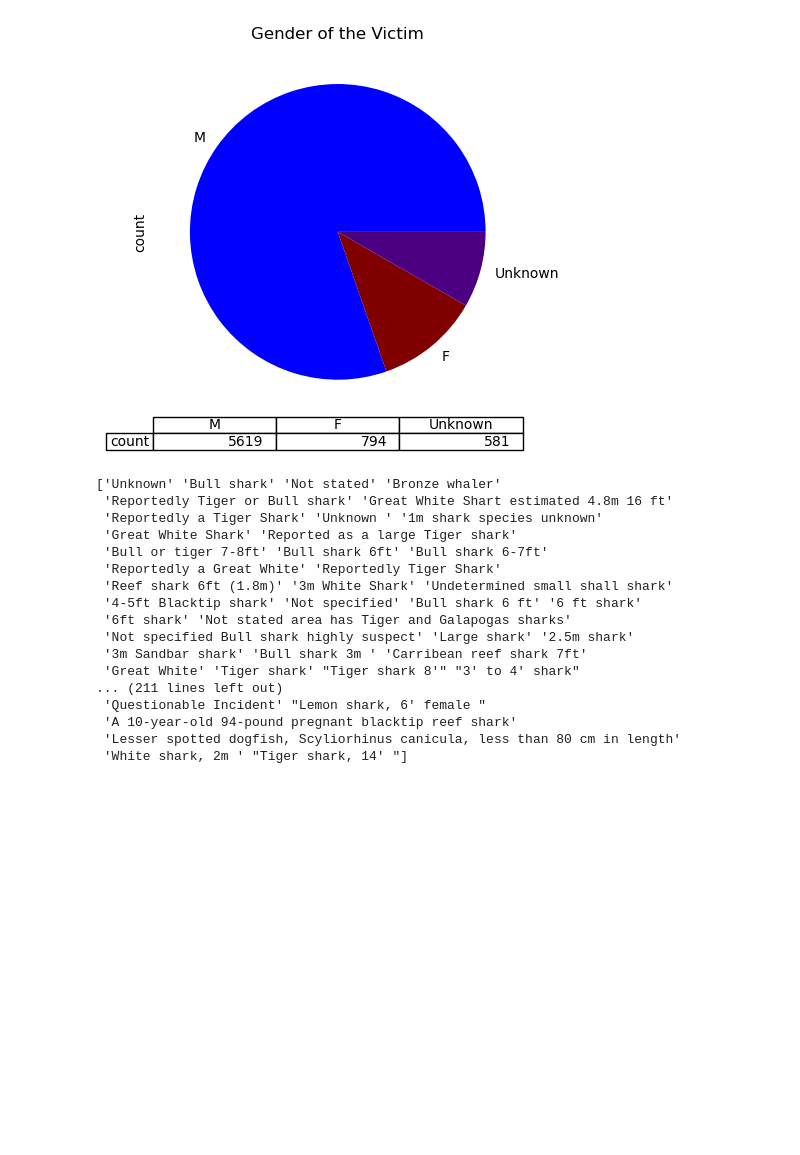
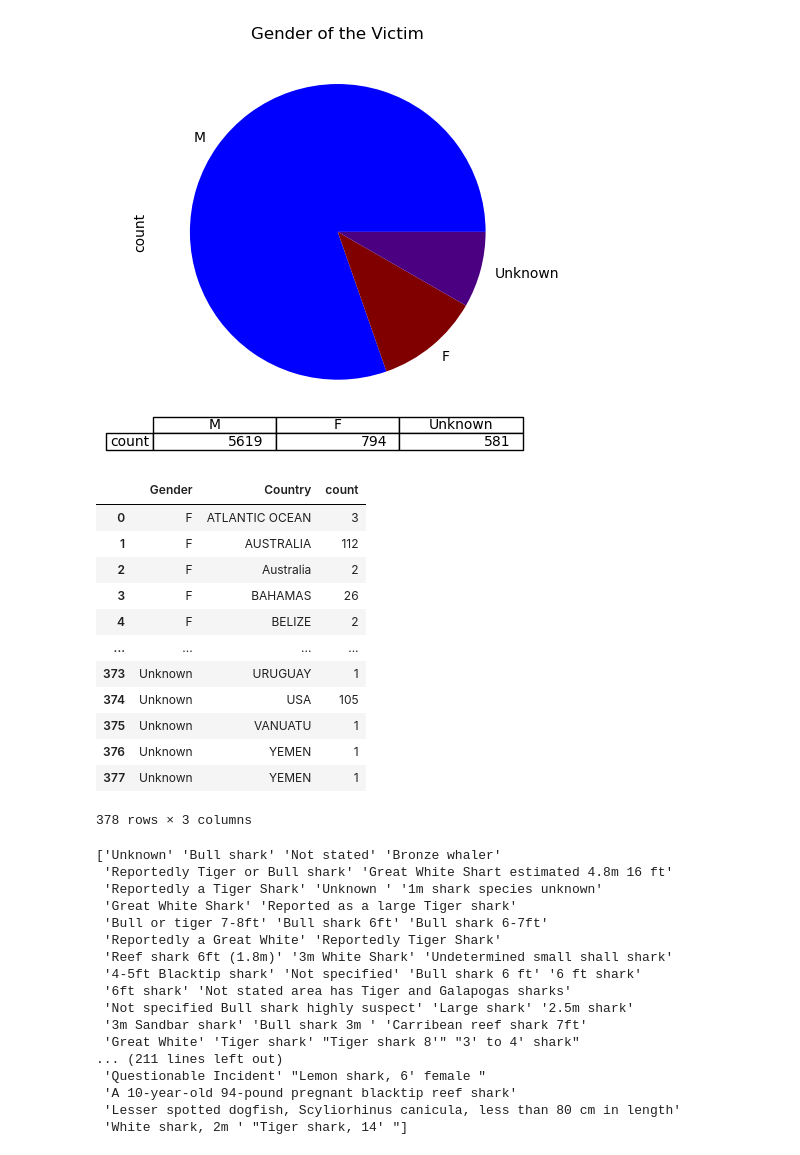
Before and after one commit to SheryllD/shark_attacks_project, a Jupyter notebook: Shark_Tale_Main.ipynb, the cells around one changed output. Drawn from its saved outputs; the diff is of its cells as text; code cells hidden in the pictures; blank space fills up the shorter version.

```diff
--- a/Shark_Tale_Main.ipynb
+++ b/Shark_Tale_Main.ipynb
@@ -127,7 +127,7 @@ False      94
 Name: count, dtype: int64
 # %%
 # Dropping Columns
-df = df.drop(columns=["Unnamed_21", "PDF" "Unnamed_22", "Href_formula", "Original_Order", "Case_Number","Case_Number_1"])
+df = df.drop(columns=["Unnamed_21", "PDF", "Unnamed_22", "Href_formula", "Case_Number", "Case_Number_1"])
 df.head()
 # %% [output]
 |  | Date | Year | Type | Country | State | Location | Activity | Name | Gender | Age | Injury | ... |
@@ -349,6 +351,23 @@ df[df["Gender"].isin(["M", "F", "Unknown"])]["Gender"].value_counts().plot(kind=
 # %% [output]
 <Axes: title={'center': 'Gender of the Victim'}, ylabel='count'>
 [figure]
+# %%
+country_gender = df.groupby(["Gender", "Country"]).size().to_frame("count").reset_index()
+country_gender
+# %% [output]
+|  | Gender | Country | count |
+| 0 | F | ATLANTIC OCEAN | 3 |
+| 1 | F | AUSTRALIA | 112 |
+| 2 | F | Australia | 2 |
+| 3 | F | BAHAMAS | 26 |
+| 4 | F | BELIZE | 2 |
+| ... | ... | ... | ... |
+| 373 | Unknown | URUGUAY | 1 |
+| 374 | Unknown | USA | 105 |
+| 375 | Unknown | VANUATU | 1 |
+| 376 | Unknown | YEMEN | 1 |
+| 377 | Unknown | YEMEN | 1 |
+378 rows × 3 columns
 # %%
 df["Species"].unique()
 print(df["Species"].unique()[:600])
```
Also changed, not shown: parts of 6 cells of this notebook.
